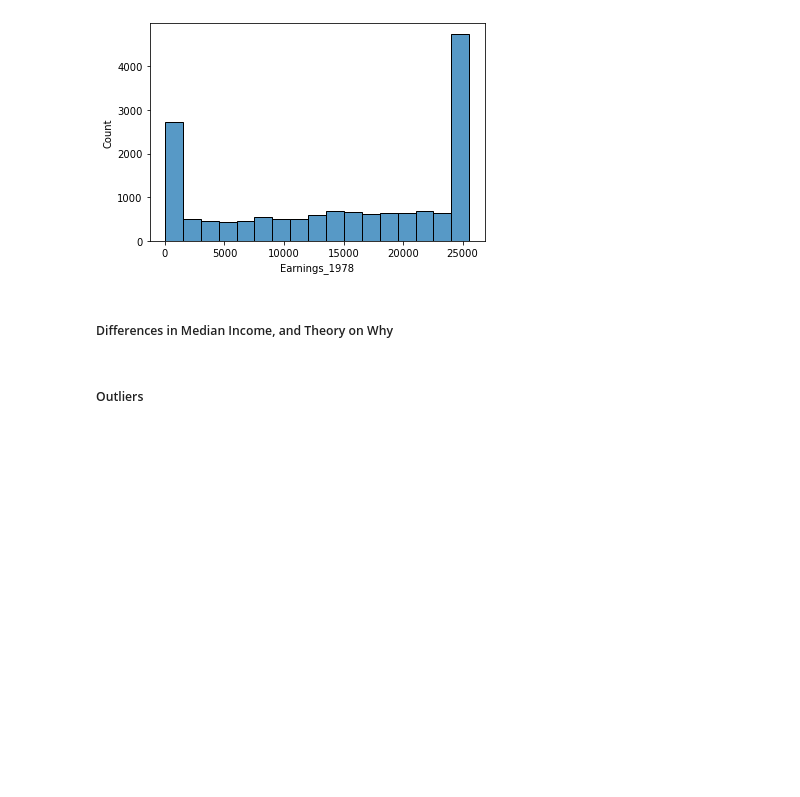
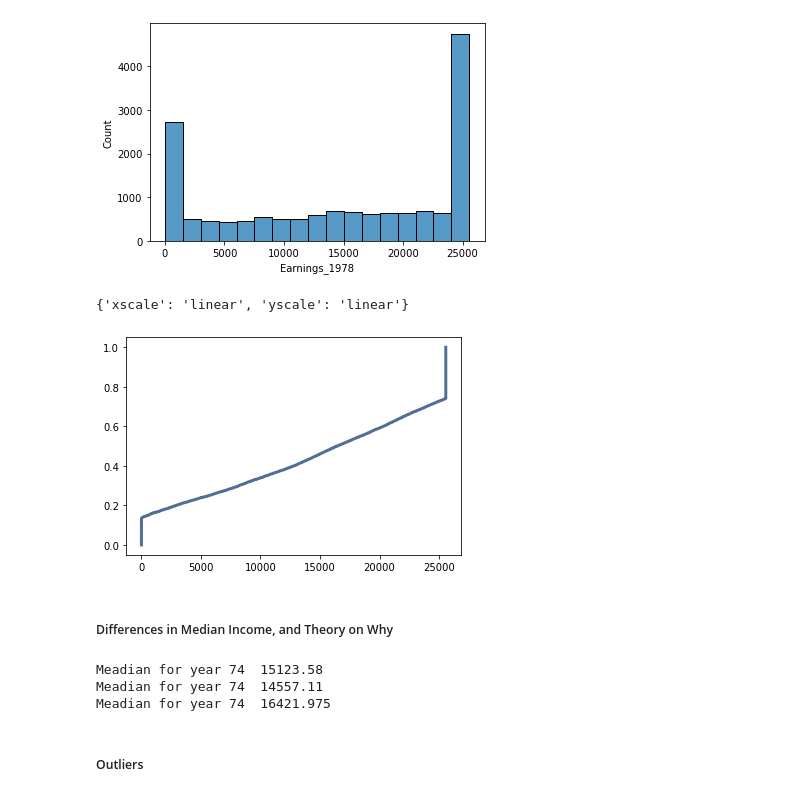
Before and after one commit to SidhST12/BSIP_Assignment_1_Students, a Jupyter notebook: stats_asn_1_stud_temp.ipynb, the cells around one changed output. Saved outputs shown, nothing was run; the diff lists cells and outputs as text; code cells hidden in the pictures; blank space fills up the shorter version.

```diff
--- a/stats_asn_1_stud_temp.ipynb
+++ b/stats_asn_1_stud_temp.ipynb
@@ -415,5 +448,20 @@ sns.histplot(df["Earnings_1978"])
 df78=df["Earnings_1978"]
 # %% [output]
 [figure]
+# %%
+cdf78=thinkstats2.Cdf(df78)
+thinkplot.cdf(cdf78)
+# %% [output]
+{'xscale': 'linear', 'yscale': 'linear'}
+[figure, added]
 # %% [markdown]
 ##### Differences in Median Income, and Theory on Why
+# %%
+
+print("Meadian for year 74 ",df74.median())
+print("Meadian for year 74 ",df75.median())
+print("Meadian for year 74 ",df78.median())
+# %% [output]
+Meadian for year 74  15123.58
+Meadian for year 74  14557.11
+Meadian for year 74  16421.975
```
Also changed, not shown: parts of 21 cells of this notebook.
